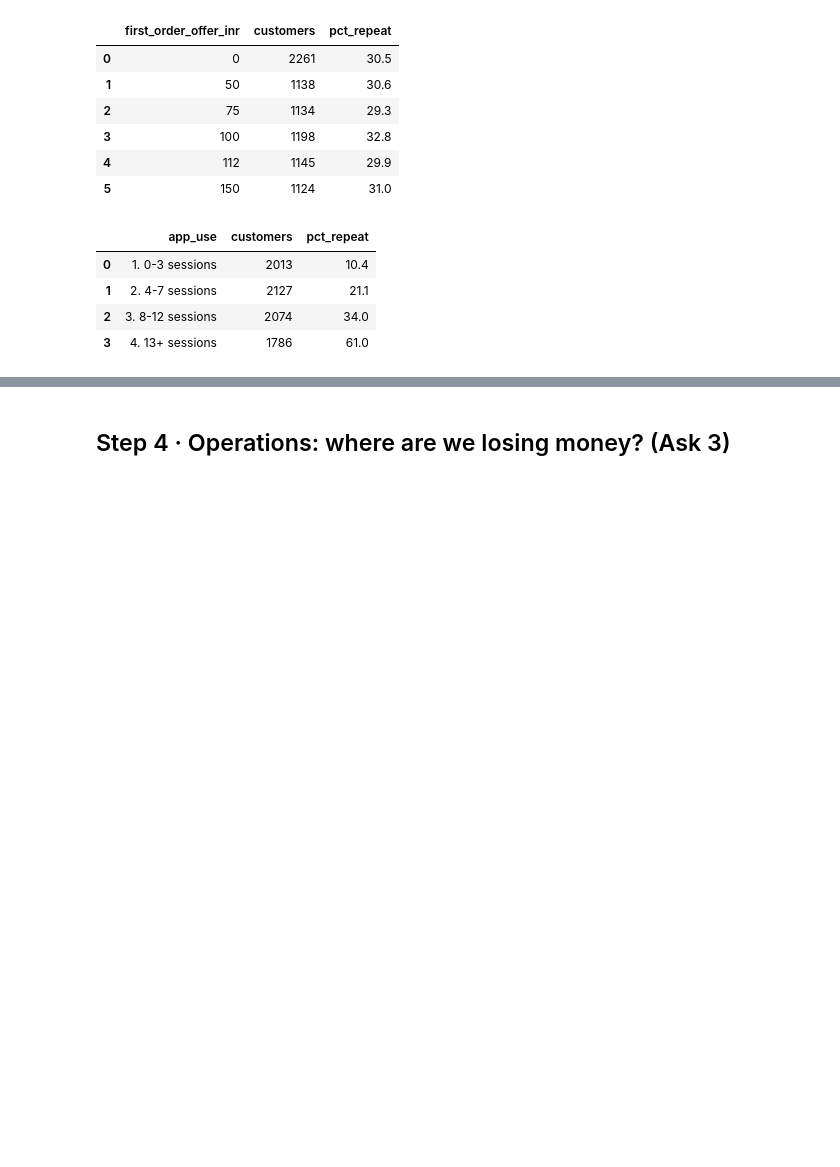
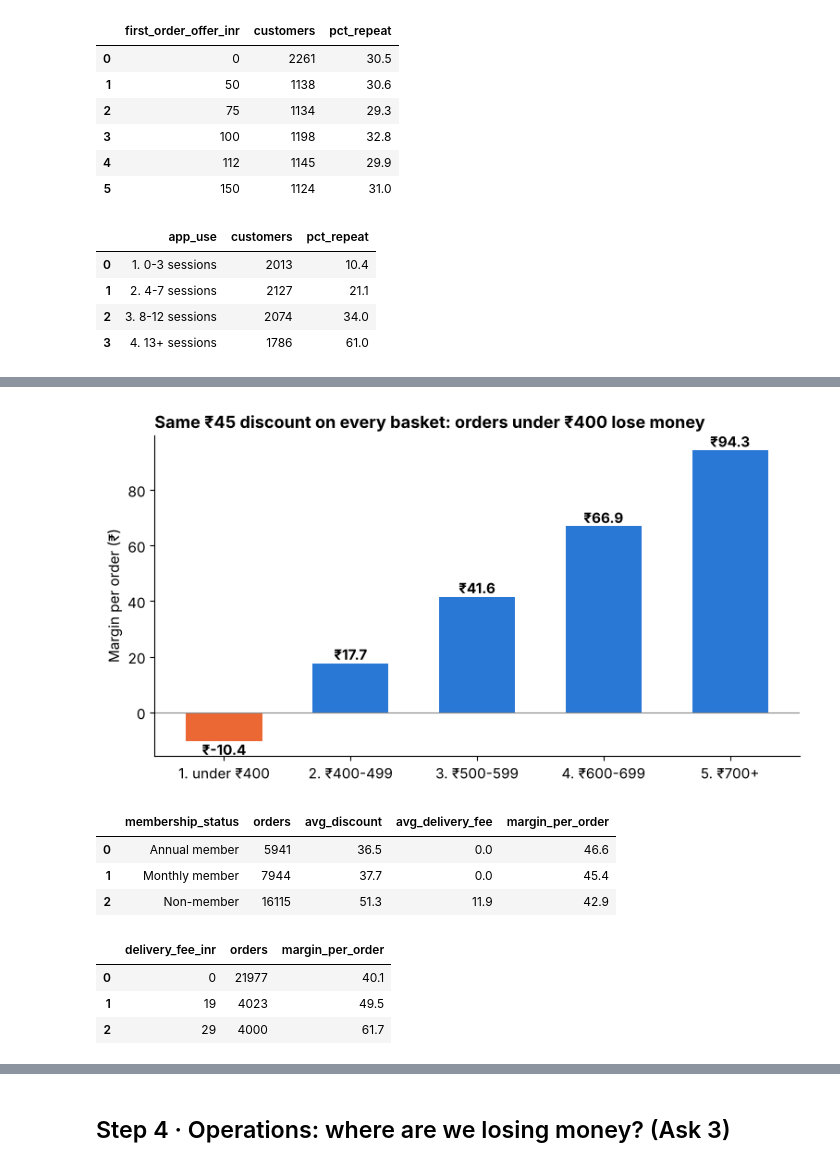
Before and after one commit to Aritra-20/swiftbasket-profitable-growth, a Jupyter notebook: notebooks/swiftbasket_analysis.ipynb, the cells around one changed output, grey strips where cells are left out. Drawn from its saved outputs; the diff is of its cells as text; code cells hidden in the pictures; blank space fills up the shorter version.

```diff
--- a/notebooks/swiftbasket_analysis.ipynb
+++ b/notebooks/swiftbasket_analysis.ipynb
@@ -297,3 +340,19 @@ app
 | 1 | 2. 4-7 sessions | 2127 | 21.1 |
 | 2 | 3. 8-12 sessions | 2074 | 34.0 |
 | 3 | 4. 13+ sessions | 1786 | 61.0 |
+# %%
+basket = run("""
+SELECT CASE WHEN basket_value_inr < 400 THEN '1. under ₹400'
+            WHEN basket_value_inr < 500 THEN '2. ₹400-499'
+            WHEN basket_value_inr < 600 THEN '3. ₹500-599'
+            WHEN basket_value_inr < 700 THEN '4. ₹600-699'
+            ELSE '5. ₹700+' END                                      AS basket_size,
+       COUNT(*)                                                       AS orders,
+       ROUND(AVG(discount_inr), 1)                                    AS avg_discount,
+       ROUND(AVG(contribution_margin_inr), 1)                         AS margin_per_order,
+       ROUND(100.0 * AVG(CASE WHEN contribution_margin_inr < 0 THEN 1 ELSE 0 END), 1) AS pct_losing_money
+FROM orders
+GROUP BY basket_size
+ORDER BY basket_size
+""")
+basket
@@ -299,0 +366,34 @@ app
+# %%
+bar_chart(basket, "basket_size", "margin_per_order", "Same ₹45 discount on every basket: orders under ₹400 lose money",
+          "Margin per order (₹)", highlight=[0], fmt="₹{:.1f}", fname="7_small_baskets")
+# %% [output]
+[figure, added]
+# %%
+df = run("""
+SELECT c.membership_status,
+       COUNT(*)                                AS orders,
+       ROUND(AVG(o.discount_inr), 1)           AS avg_discount,
+       ROUND(AVG(o.delivery_fee_inr), 1)       AS avg_delivery_fee,
+       ROUND(AVG(o.contribution_margin_inr), 1) AS margin_per_order
+FROM orders o
+JOIN customers c ON o.customer_id = c.customer_id
+GROUP BY c.membership_status
+""")
+df
+# %% [output]
+|  | membership_status | orders | avg_discount | avg_delivery_fee | margin_per_order |
+| 0 | Annual member | 5941 | 36.5 | 0.0 | 46.6 |
+| 1 | Monthly member | 7944 | 37.7 | 0.0 | 45.4 |
+| 2 | Non-member | 16115 | 51.3 | 11.9 | 42.9 |
+# %%
+df = run("""
+SELECT delivery_fee_inr, COUNT(*) AS orders, ROUND(AVG(contribution_margin_inr), 1) AS margin_per_order
+FROM orders
+GROUP BY delivery_fee_inr
+""")
+df
+# %% [output]
+|  | delivery_fee_inr | orders | margin_per_order |
+| 0 | 0 | 21977 | 40.1 |
+| 1 | 19 | 4023 | 49.5 |
+| 2 | 29 | 4000 | 61.7 |
```
Also changed, not shown: parts of 31 cells of this notebook, 8 other files.
